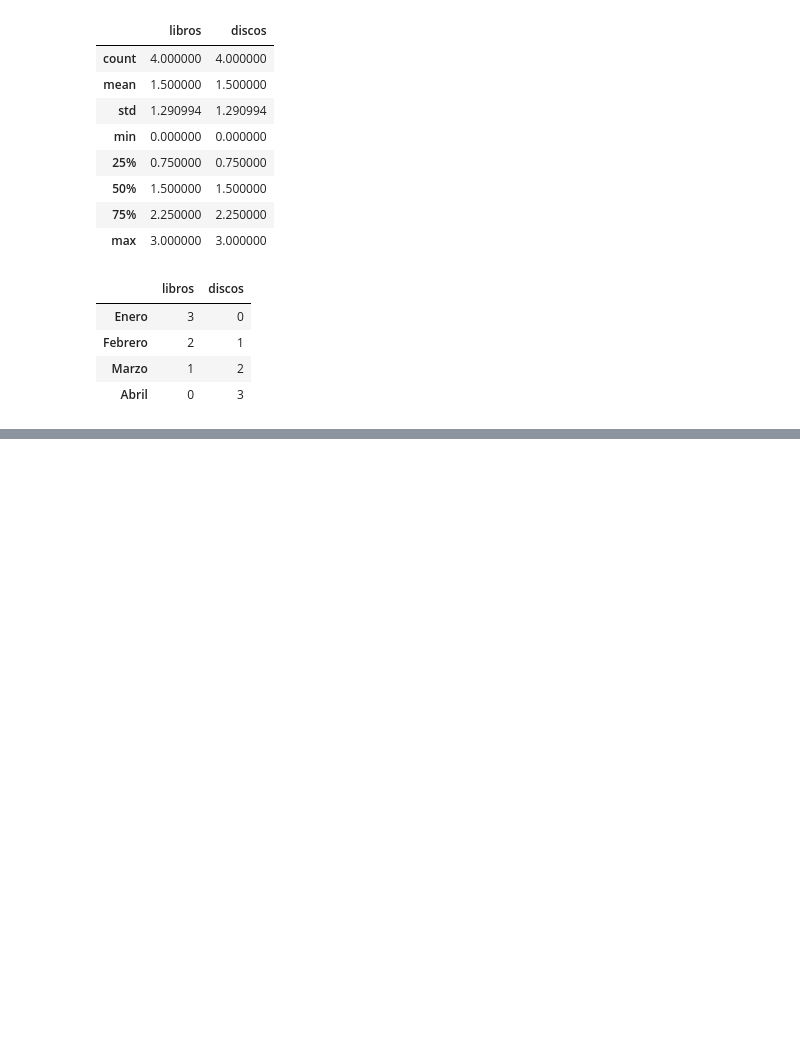
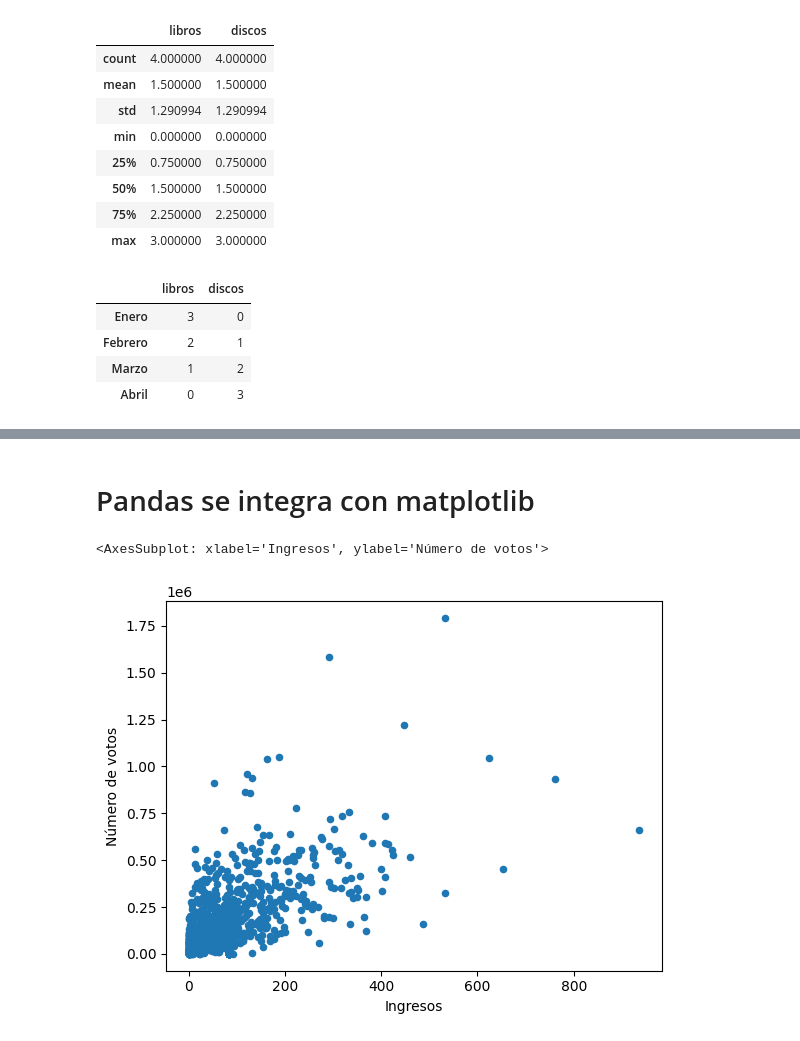
Before and after one commit to afoone/caipc-laberit-oct2022, a Jupyter notebook: 01-pandas.ipynb, the cells around one changed output, grey strips where cells are left out. Drawn from its saved outputs; the diff is of its cells as text; code cells hidden in the pictures; blank space fills up the shorter version.

```diff
--- a/01-pandas.ipynb
+++ b/01-pandas.ipynb
@@ -111,0 +469,2 @@ ventas_df
+# %%
+imdb['revenue'] = revenue
@@ -111,0 +831,10 @@ ventas_df
+# %%
+# Creando columnas a partir de otras, por aplicación de funciones
+
+def rate_buena(col_value):
+    if (col_value > 8.0):
+        return "buena"
+    else:
+        return "mala"
+
+imdb['rating'].apply(rate_buena)
@@ -111,0 +855,2 @@ ventas_df
+# %%
+imdb['es_buena'] = imdb['rating'].apply(rate_buena)
@@ -111,0 +880,2 @@ ventas_df
+# %%
+imdb['genre'] = imdb['genre'].apply( lambda x: x.split(',')[0] )
@@ -111,0 +892,2 @@ ventas_df
+# %% [markdown]
+# Pandas se integra con matplotlib
@@ -111,0 +899,11 @@ ventas_df
+# %%
+imdb.plot(
+    kind='scatter',
+    x= 'revenue',
+    y = 'votes',
+    xlabel='Ingresos',
+    ylabel= "Número de votos"
+)
+# %% [output]
+<AxesSubplot: xlabel='Ingresos', ylabel='Número de votos'>
+[figure, added]
```
Also changed, not shown: parts of 98 cells of this notebook, 2 other files.
